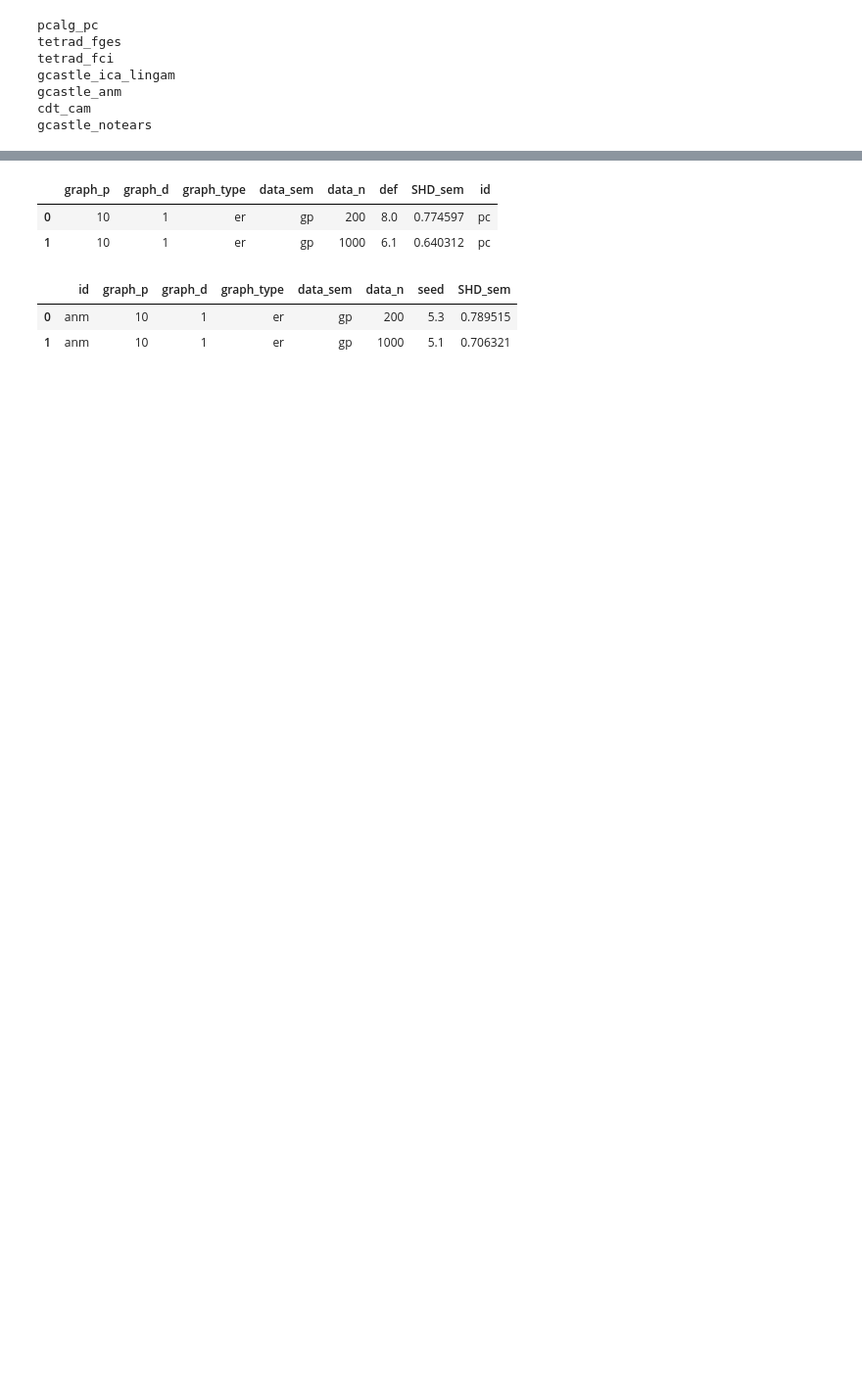
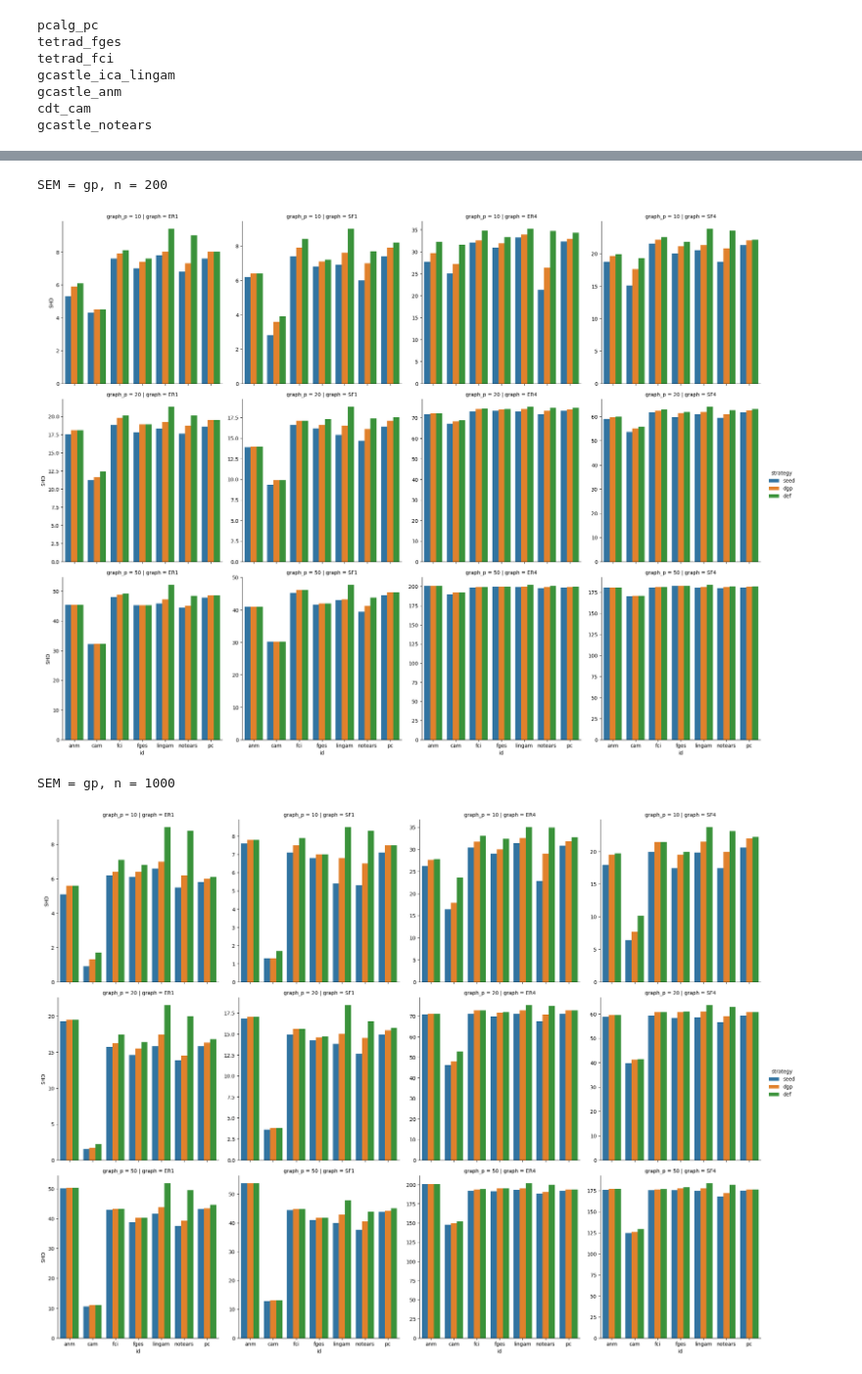
Before and after one commit to misoc-mml/hyperparams-causal-discovery, a Jupyter notebook: hyperparams/hyperparam_selection.ipynb, the cells around one changed output, grey strips where cells are left out. Shown at 98% size. Cells and saved outputs as stored; diff of their text form; code cells hidden in the pictures; blank space fills up the shorter version.

Commit message:
Analysis - plot selection strategies.

```diff
--- a/hyperparams/hyperparam_selection.ipynb
+++ b/hyperparams/hyperparam_selection.ipynb
@@ -46,6 +50,12 @@ df_agg = df.groupby(['id', 'graph_p', 'graph_d', 'graph_type', 'data_sem', 'data
 # %%
-df_agg.rename(columns={'mean': 'seed', 'sem': 'SHD_sem'}, inplace=True)
-df_seeds.drop(columns=['hyper_id'], inplace=True)
-df_seeds.rename(columns={'SHD_mean': 'dgp'}, inplace=True)
-df_sems.rename(columns={'SHD_mean': 'sem'}, inplace=True)
-df_all.rename(columns={'SHD_mean': 'def'}, inplace=True)
+df_agg_plt = df_agg.rename(columns={'mean': 'SHD'}).drop(columns=['sem'])
+df_agg_plt['strategy'] = 'seed'
+
+df_seeds_plt = df_seeds.rename(columns={'SHD_mean': 'SHD'}).drop(columns=['hyper_id', 'SHD_sem'])
+df_seeds_plt['strategy'] = 'dgp'
+
+df_sems_plt = df_sems.rename(columns={'SHD_mean': 'SHD'}).drop(columns=['SHD_sem'])
+df_sems_plt['strategy'] = 'sem'
+
+df_all_plt = df_all.rename(columns={'SHD_mean': 'SHD'}).drop(columns=['SHD_sem'])
+df_all_plt['strategy'] = 'def'
@@ -64,12 +62,29 @@ df_sems.head(2)
-# %%
-df_all.head(2)
-# %% [output]
-|  | graph_p | graph_d | graph_type | data_sem | data_n | def | SHD_sem | id |
-| 0 | 10 | 1 | er | gp | 200 | 8.0 | 0.774597 | pc |
-| 1 | 10 | 1 | er | gp | 1000 | 6.1 | 0.640312 | pc |
-# %%
-df_agg.head(2)
-# %% [output]
-|  | id | graph_p | graph_d | graph_type | data_sem | data_n | seed | SHD_sem |
-| 0 | anm | 10 | 1 | er | gp | 200 | 5.3 | 0.789515 |
-| 1 | anm | 10 | 1 | er | gp | 1000 | 5.1 | 0.706321 |
+# %%
+#df_final = pd.concat([df_agg_plt, df_seeds_plt, df_sems_plt, df_all_plt], axis=0)
+df_final = pd.concat([df_agg_plt, df_seeds_plt, df_all_plt], axis=0)
+# %%
+df_final['graph'] = df_final.apply(lambda x: f"{x['graph_type'].upper()}{x['graph_d']}", axis=1)
+# %%
+#def select(df, t, d, n):
+    #return df.loc[(df['graph_type'] == t) & (df['graph_d'] == d) & (df['data_n'] == n)]
+
+#def select(df, s, d, n):
+    #return df.loc[(df['data_sem'] == s) & (df['graph_d'] == d) & (df['data_n'] == n)]
+
+def select(df, s, n):
+    if s == 'gumbel':
+        return df.loc[(df['data_sem'] == s) & (df['data_n'] == n) & (df['id'] != 'anm')]
+    else:
+        return df.loc[(df['data_sem'] == s) & (df['data_n'] == n)]
+# %%
+for sem in ['gp', 'gumbel']:
+    for n in [200, 1000]:
+        print(f'SEM = {sem}, n = {n}')
+        df1 = select(df_final, sem, n)
+        sns.catplot(data=df1, x='id', y='SHD', col='graph', row='graph_p', hue='strategy', kind='bar', ci=None, sharey=False)
+        plt.show()
+# %% [output]
+SEM = gp, n = 200
+[figure, added]
+SEM = gp, n = 1000
+[figure, added]
```
Also changed, not shown: parts of 11 cells of this notebook.
